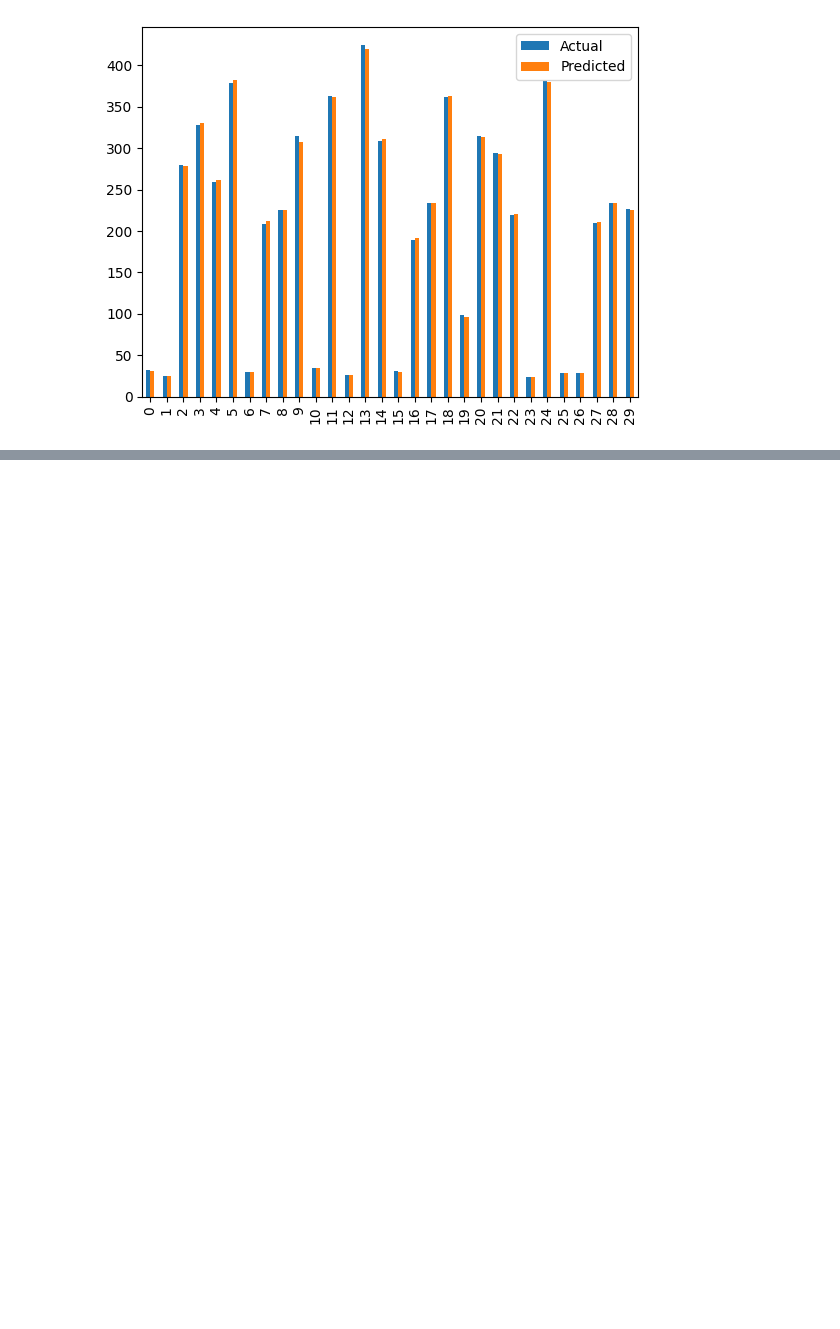
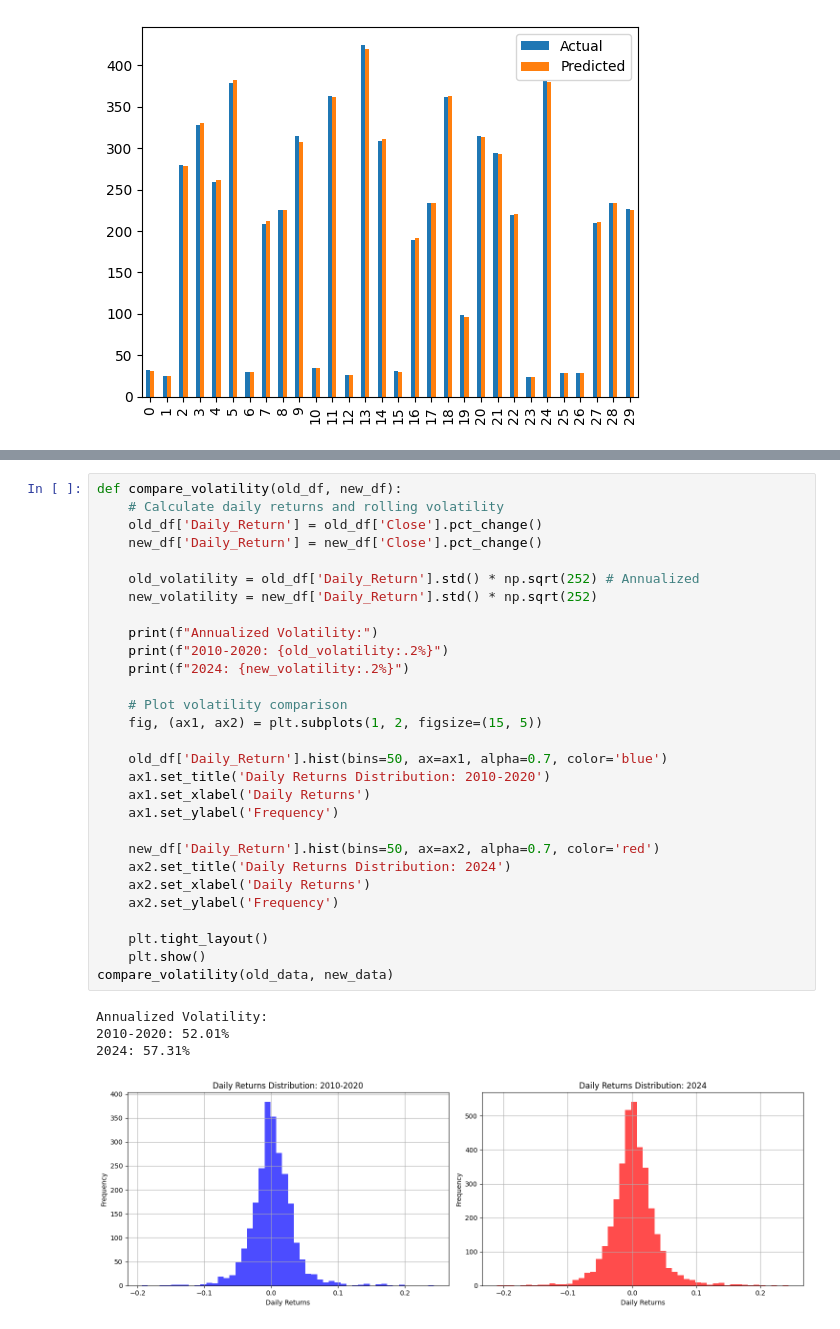
Before and after one commit to Lorenzoam03/GDSC_Intro_to_Machine_Learning, a Jupyter notebook: Tesla's_stock_price_prediction_(sklearn).ipynb, the cells around one changed output, grey strips where cells are left out. Saved outputs shown, nothing was run; the diff lists cells and outputs as text; blank space fills up the shorter version.

```diff
--- a/Tesla's_stock_price_prediction_(sklearn).ipynb
+++ b/Tesla's_stock_price_prediction_(sklearn).ipynb
@@ -262,0 +644,34 @@ graph.plot(kind='bar')
+# %%
+def compare_volatility(old_df, new_df):
+    # Calculate daily returns and rolling volatility
+    old_df['Daily_Return'] = old_df['Close'].pct_change()
+    new_df['Daily_Return'] = new_df['Close'].pct_change()
+
+    old_volatility = old_df['Daily_Return'].std() * np.sqrt(252) # Annualized
+    new_volatility = new_df['Daily_Return'].std() * np.sqrt(252)
+
+    print(f"Annualized Volatility:")
+    print(f"2010-2020: {old_volatility:.2%}")
+    print(f"2024: {new_volatility:.2%}")
+
+    # Plot volatility comparison
+    fig, (ax1, ax2) = plt.subplots(1, 2, figsize=(15, 5))
+
+    old_df['Daily_Return'].hist(bins=50, ax=ax1, alpha=0.7, color='blue')
+    ax1.set_title('Daily Returns Distribution: 2010-2020')
+    ax1.set_xlabel('Daily Returns')
+    ax1.set_ylabel('Frequency')
+
+    new_df['Daily_Return'].hist(bins=50, ax=ax2, alpha=0.7, color='red')
+    ax2.set_title('Daily Returns Distribution: 2024')
+    ax2.set_xlabel('Daily Returns')
+    ax2.set_ylabel('Frequency')
+
+    plt.tight_layout()
+    plt.show()
+compare_volatility(old_data, new_data)
+# %% [output]
+Annualized Volatility:
+2010-2020: 52.01%
+2024: 57.31%
+[figure, added]
```
Also changed, not shown: parts of 25 cells of this notebook.
